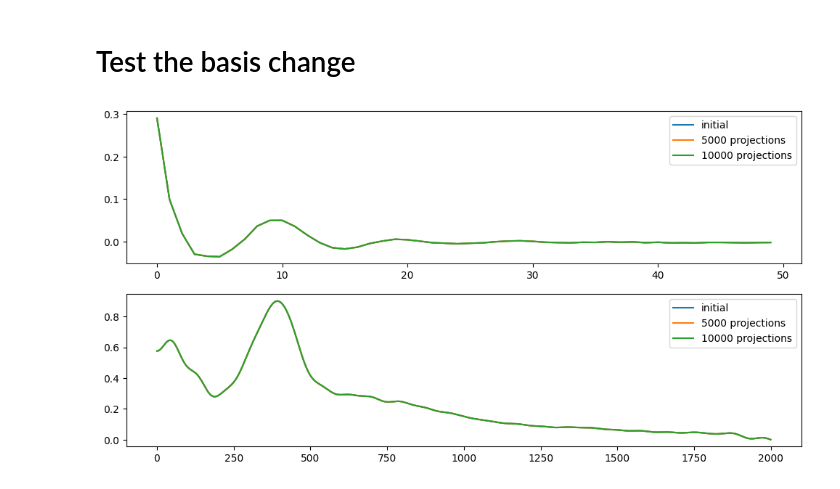
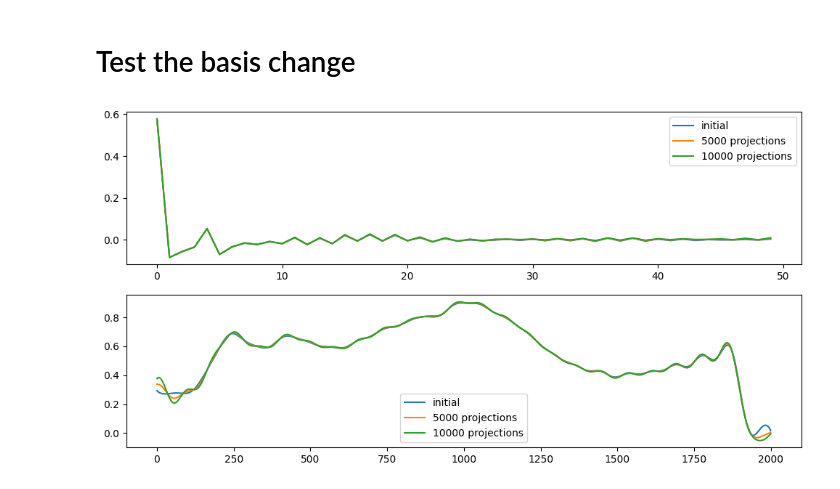
Before and after one commit to CentofantiEze/FBResNet, a Jupyter notebook: notebooks/explore_base.ipynb, the cells around one changed output. Drawn from its saved outputs; the diff is of its cells as text; code cells hidden in the pictures.

```diff
--- a/notebooks/explore_base.ipynb
+++ b/notebooks/explore_base.ipynb
@@ -24,7 +24,7 @@ from FBRN.proxop.hyperslab import cardan_slab
 params = {
     'N' : 2000,
     'k' : 50,
-    'a' : 1,
+    'a' : 1/2,
     'r' : 1
 
 }
@@ -62,12 +62,14 @@ def normalize_base(base):
     return base
 # %%
 base = normalize_base(base)
+# %%
+phisics = Physics(params['N'],params['k'],params['a'],params['r'])
 # %%
 cross_prod =  np.zeros((params['k'],params['k']))
 
 for i in range(params['k']):
     for j in range(params['k']):
-        cross_prod[i,j] = inner_prod(base[i], base[j])
+        cross_prod[i,j] = phisics.inner_prod(phisics.basis[i], phisics.basis[j])
 
 plt.imshow(cross_prod)
 plt.colorbar()
@@ -82,5 +84,5 @@ plt.show()
 # %%
 for i in range(8):
-    plt.plot(base[i])
+    plt.plot(phisics.basis[i])
 plt.grid(True,'both')
 # %% [output]
@@ -191,23 +198,23 @@ max: -1.4137110140861378
 # %%
 fig, ax = plt.subplots(2,1,figsize=(12,6))
 
 ax[0].plot(x_true.numpy()[0,0], label='initial')
-x_true_elt = np.matmul(x_true,base).numpy()[0,0]
+x_true_elt = np.matmul(x_true,model.physics.basis).numpy()[0,0]
 ax[1].plot(x_true_elt, label='initial')
 
 n_proj = 10000
 
 for i in range(n_proj):
     x_true_hat = model.physics.BasisChange(x_true_elt)
     x_true_elt = model.physics.BasisChangeInv(x_true_hat)
     if i == n_proj/2:
         ax[0].plot(x_true_hat, label='{} projections'.format(i))
         ax[1].plot(x_true_elt, label='{} projections'.format(i))
 
 ax[0].plot(x_true_hat, label='{} projections'.format(n_proj))
 ax[1].plot(x_true_elt, label='{} projections'.format(n_proj))
 ax[0].legend()
 ax[1].legend()
 plt.show()
 # %% [output]
-[figure, old version]
+[figure, new version]
```
Also changed, not shown: parts of 7 cells of this notebook.
